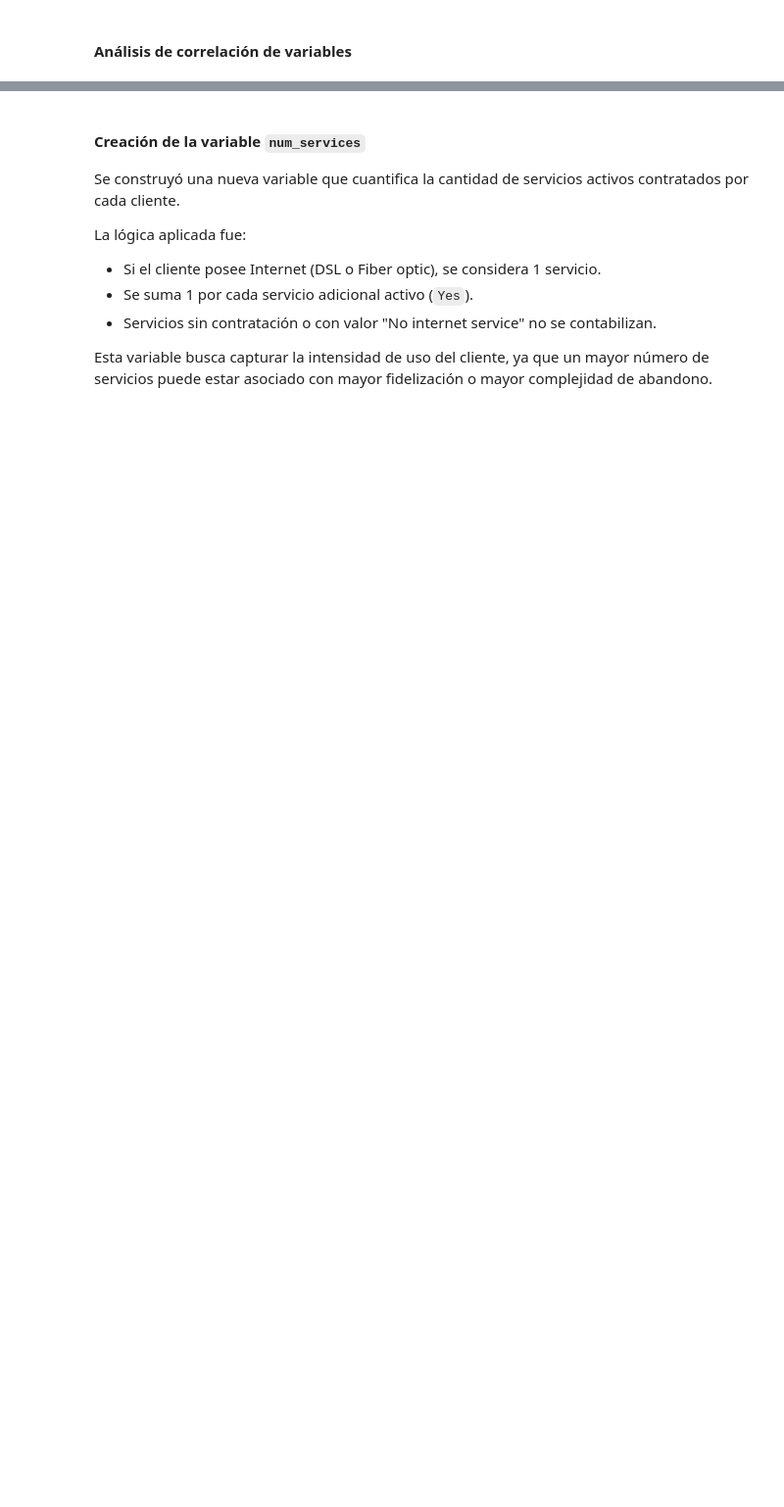
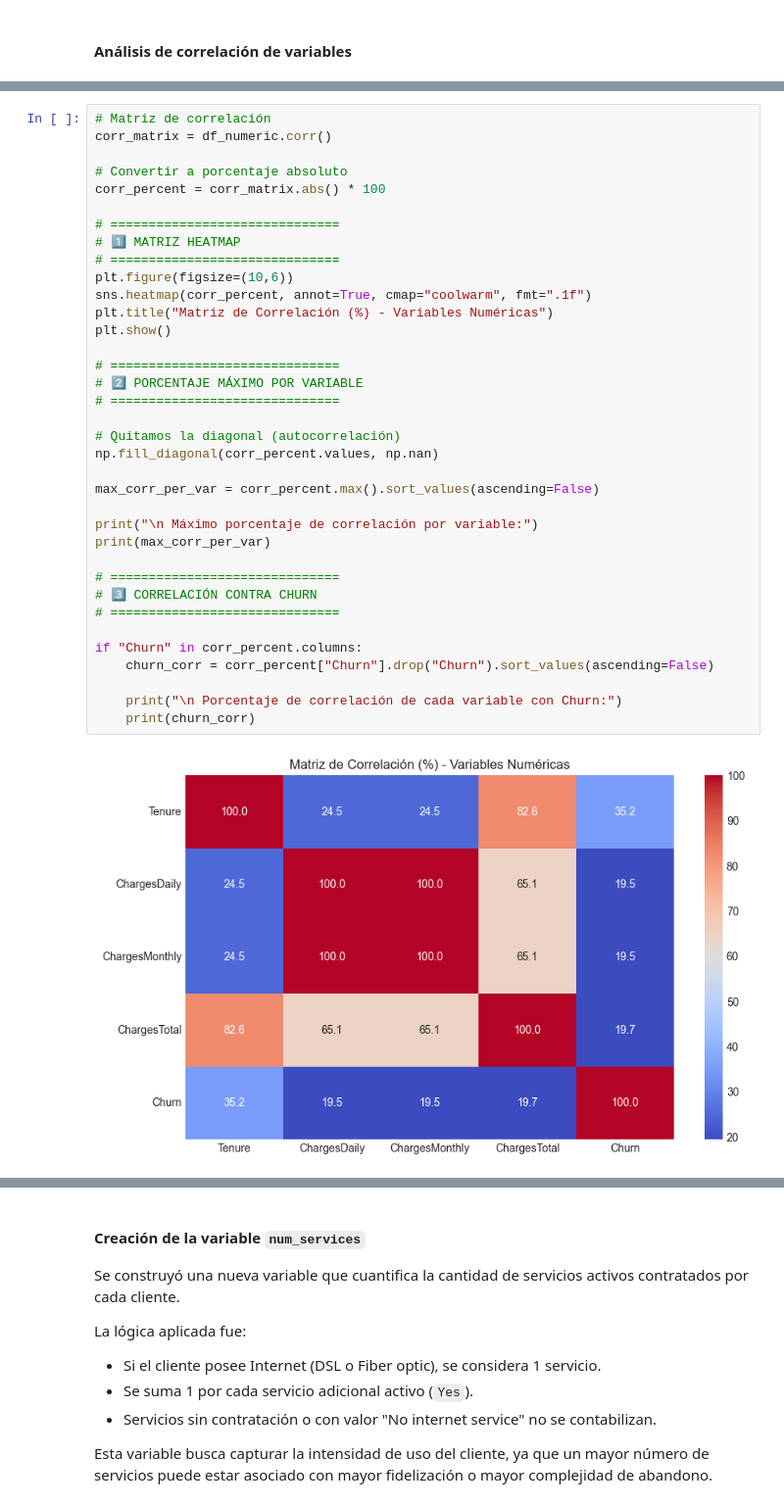
Before and after one commit to LenninTemoche/Challenge-TelecomX-2-Alura-One-DS, a Jupyter notebook: TelecomX-2-ML.ipynb, the cells around one changed output, grey strips where cells are left out. Shown at 98% size. Cells and saved outputs as stored; diff of their text form; blank space fills up the shorter version.

```diff
--- a/TelecomX-2-ML.ipynb
+++ b/TelecomX-2-ML.ipynb
@@ -419,0 +373,38 @@ print(high_corr_pairs.sort_values(by="Correlacion_%", ascending=False))
+# %%
+# Matriz de correlación
+corr_matrix = df_numeric.corr()
+
+# Convertir a porcentaje absoluto
+corr_percent = corr_matrix.abs() * 100
+
+# ==============================
+# 1️⃣ MATRIZ HEATMAP
+# ==============================
+plt.figure(figsize=(10,6))
+sns.heatmap(corr_percent, annot=True, cmap="coolwarm", fmt=".1f")
+plt.title("Matriz de Correlación (%) - Variables Numéricas")
+plt.show()
+
+# ==============================
+# 2️⃣ PORCENTAJE MÁXIMO POR VARIABLE
+# ==============================
+
+# Quitamos la diagonal (autocorrelación)
+np.fill_diagonal(corr_percent.values, np.nan)
+
+max_corr_per_var = corr_percent.max().sort_values(ascending=False)
+
+print("\n Máximo porcentaje de correlación por variable:")
+print(max_corr_per_var)
+
+# ==============================
+# 3️⃣ CORRELACIÓN CONTRA CHURN
+# ==============================
+
+if "Churn" in corr_percent.columns:
+    churn_corr = corr_percent["Churn"].drop("Churn").sort_values(ascending=False)
+
+    print("\n Porcentaje de correlación de cada variable con Churn:")
+    print(churn_corr)
+# %% [output]
+[figure, added]
```
Also changed, not shown: parts of 14 cells of this notebook.
